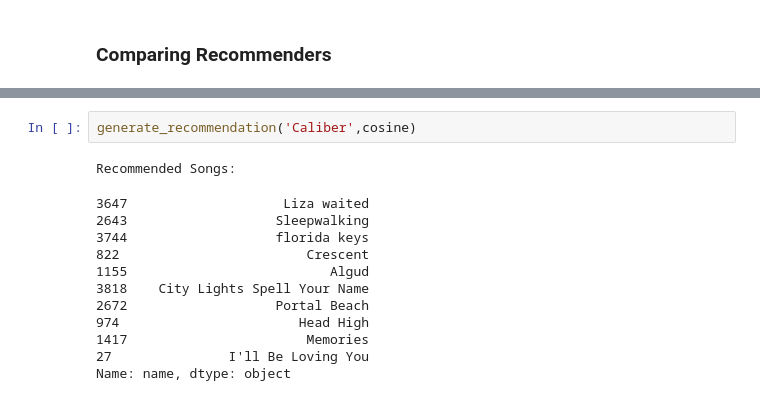
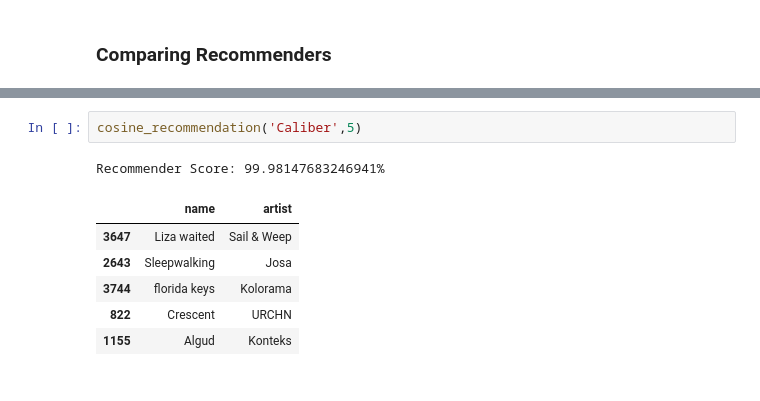
Before and after one commit to Pharoah0/Spotify-Playlist-Analysis-w-Recommendation, a Jupyter notebook: analyzing_playlists.ipynb, the cells around one changed output, grey strips where cells are left out. Cells and saved outputs as stored; diff of their text form.

```diff
--- a/analyzing_playlists.ipynb
+++ b/analyzing_playlists.ipynb
@@ -581,15 +553,10 @@ recommender.get_recommendations('5:32pm', 10)
 # %%
-generate_recommendation('Caliber',cosine)
+cosine_recommendation('Caliber',5)
 # %% [output]
-Recommended Songs:
+Recommender Score: 99.98147683246941%
-3647                    Liza waited
-2643                   Sleepwalking
-3744                   florida keys
-822                        Crescent
-1155                          Algud
-3818    City Lights Spell Your Name
-2672                   Portal Beach
-974                       Head High
-1417                       Memories
-27               I'll Be Loving You
-Name: name, dtype: object
+|  | name | artist |
+| 3647 | Liza waited | Sail & Weep |
+| 2643 | Sleepwalking | Josa |
+| 3744 | florida keys | Kolorama |
+| 822 | Crescent | URCHN |
+| 1155 | Algud | Konteks |
```
Also changed, not shown: parts of 31 cells of this notebook.
